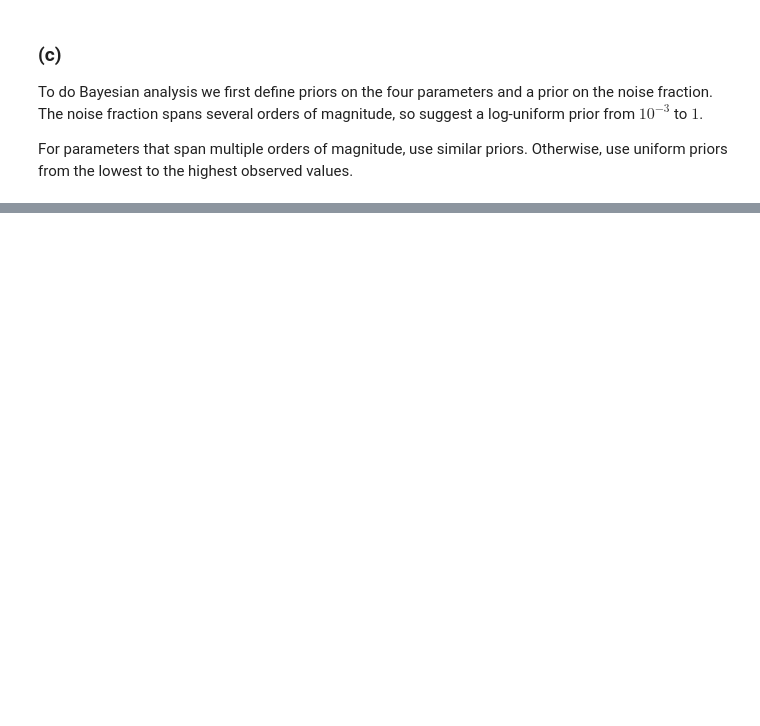
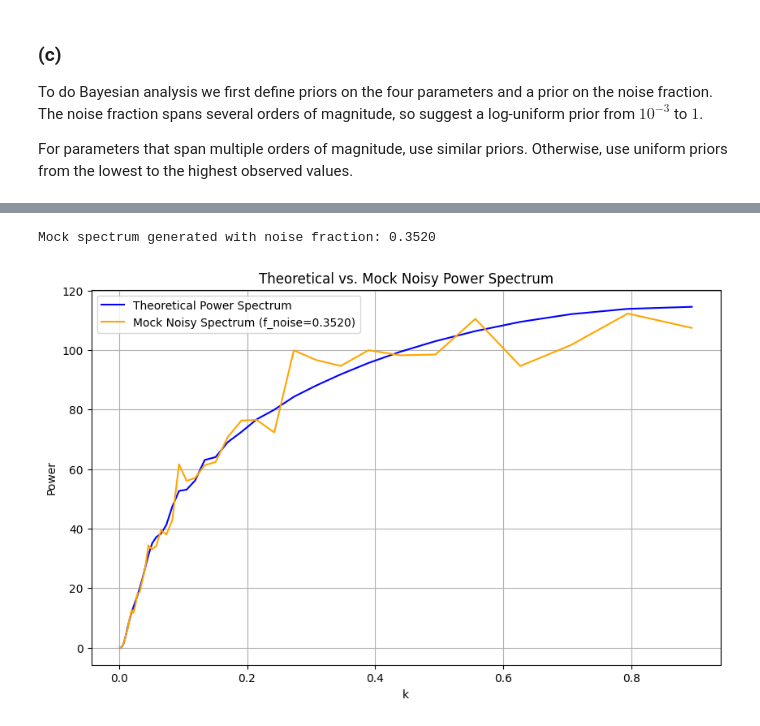
Before and after one commit to AlexBM173/apb86_A1, a Jupyter notebook: draft.ipynb, the cells around one changed output, grey strips where cells are left out. Saved outputs shown, nothing was run; the diff lists cells and outputs as text; code cells hidden in the pictures; blank space fills up the shorter version.

```diff
--- a/draft.ipynb
+++ b/draft.ipynb
@@ -453,0 +503,44 @@ WARNING:root:Too few points to create valid contours
+# %%
+def generate_noisy_spectrum(data_path, sample_number, simulations_data=None):
+    if simulations_data is None:
+        simulations_data = load_simulation_dataset(data_path)
+
+    if not 0 <= sample_number < len(simulations_data.spectra):
+        raise IndexError(
+            f"sample_number {sample_number} out of range for {len(simulations_data.spectra)} samples"
+        )
+
+    model_spectrum = np.asarray(simulations_data.spectra[sample_number], dtype=float)
+    model_params = np.asarray(simulations_data.params[sample_number], dtype=float)
+
+    f_noise = np.exp(np.random.uniform(np.log(noise_bounds[0]), np.log(noise_bounds[1])))
+    variance = 2 * (1 - f_noise) ** 2 * model_spectrum ** 2 / 100
+    noisy_spectrum = np.random.normal(loc=model_spectrum, scale=np.sqrt(variance))
+
+    return noisy_spectrum, model_params, f_noise, model_spectrum
+
+
+mock_spectrum, mock_params, mock_f_noise, mock_model_spectrum = generate_noisy_spectrum(
+    data_path,
+    sample_number=0,
+    simulations_data=simulations,
+)
+print(f"Mock spectrum generated with noise fraction: {mock_f_noise:.4f}")
+
+plt.figure(figsize=(10, 6))
+plt.plot(ks[0], mock_model_spectrum, label="Theoretical Power Spectrum", color="blue")
+plt.plot(
+    ks[0],
+    mock_spectrum,
+    label=f"Mock Noisy Spectrum (f_noise={mock_f_noise:.4f})",
+    color="orange",
+)
+plt.xlabel("k")
+plt.ylabel("Power")
+plt.title("Theoretical vs. Mock Noisy Power Spectrum")
+plt.legend()
+plt.grid()
+plt.show()
+# %% [output]
+Mock spectrum generated with noise fraction: 0.3520
+[figure, added]
```
Also changed, not shown: parts of 11 cells of this notebook, 21 other files.
